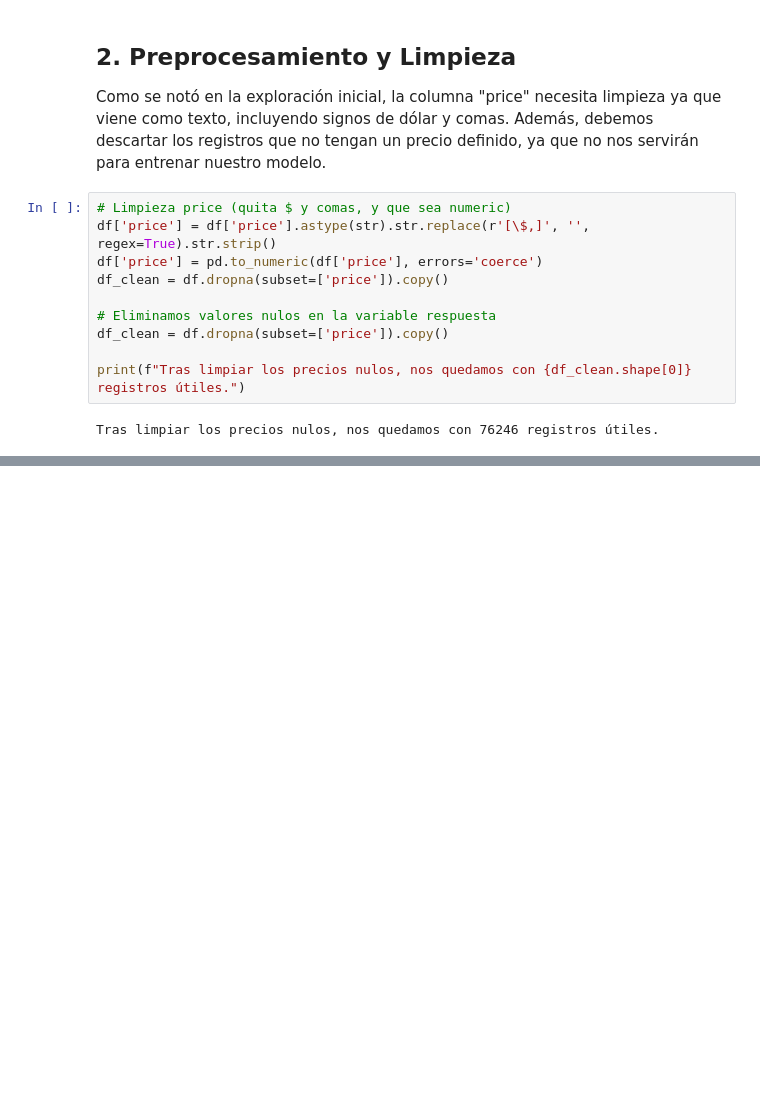
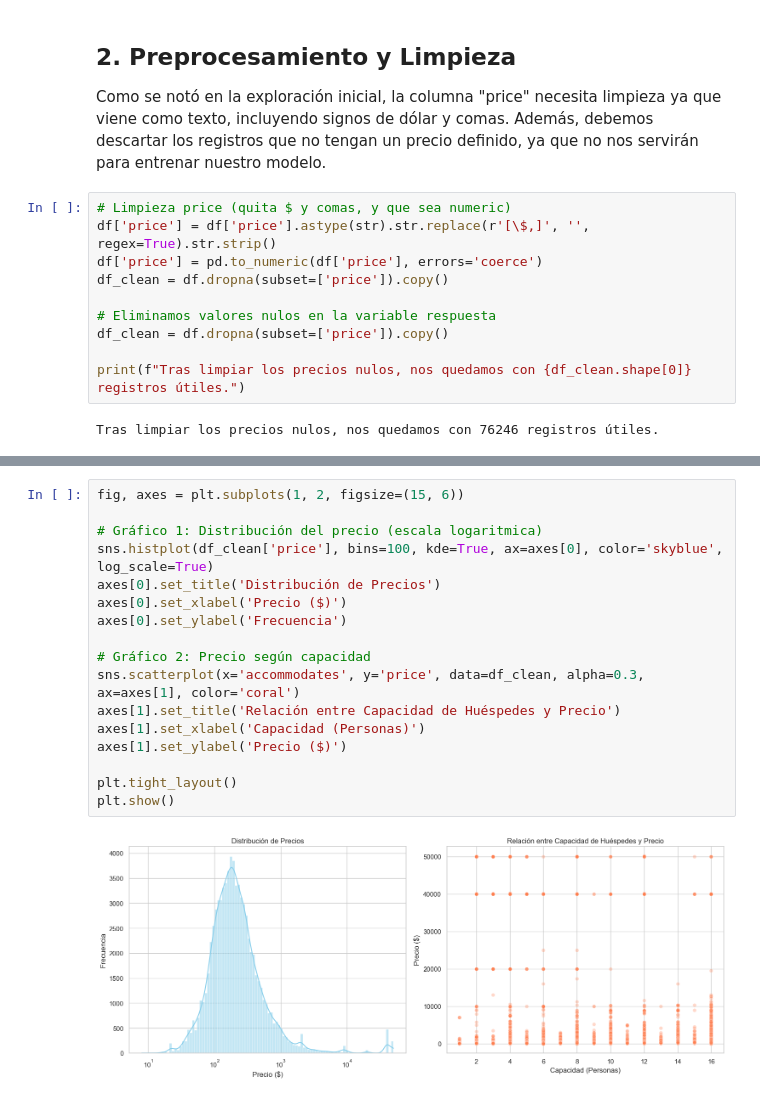
Before and after one commit to yosemm/Laboratorio3_Mineria, a Jupyter notebook: Analisis.ipynb, the cells around one changed output, grey strips where cells are left out. Saved outputs shown, nothing was run; the diff lists cells and outputs as text; blank space fills up the shorter version.

```diff
--- a/Analisis.ipynb
+++ b/Analisis.ipynb
@@ -101,0 +105,19 @@ Tras limpiar los precios nulos, nos quedamos con 76246 registros útiles.
+# %%
+fig, axes = plt.subplots(1, 2, figsize=(15, 6))
+
+# Gráfico 1: Distribución del precio (escala logaritmica)
+sns.histplot(df_clean['price'], bins=100, kde=True, ax=axes[0], color='skyblue', log_scale=True)
+axes[0].set_title('Distribución de Precios')
+axes[0].set_xlabel('Precio ($)')
+axes[0].set_ylabel('Frecuencia')
+
+# Gráfico 2: Precio según capacidad
+sns.scatterplot(x='accommodates', y='price', data=df_clean, alpha=0.3, ax=axes[1], color='coral')
+axes[1].set_title('Relación entre Capacidad de Huéspedes y Precio')
+axes[1].set_xlabel('Capacidad (Personas)')
+axes[1].set_ylabel('Precio ($)')
+
+plt.tight_layout()
+plt.show()
+# %% [output]
+[figure, added]
```
Also changed, not shown: parts of 2 cells of this notebook.
